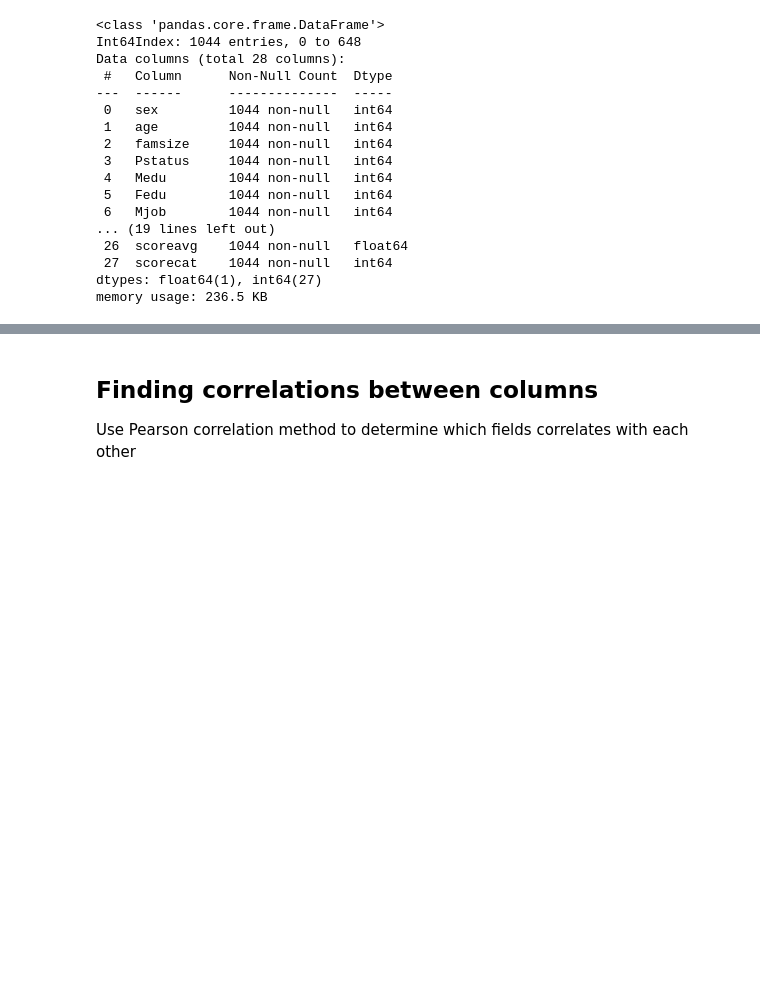
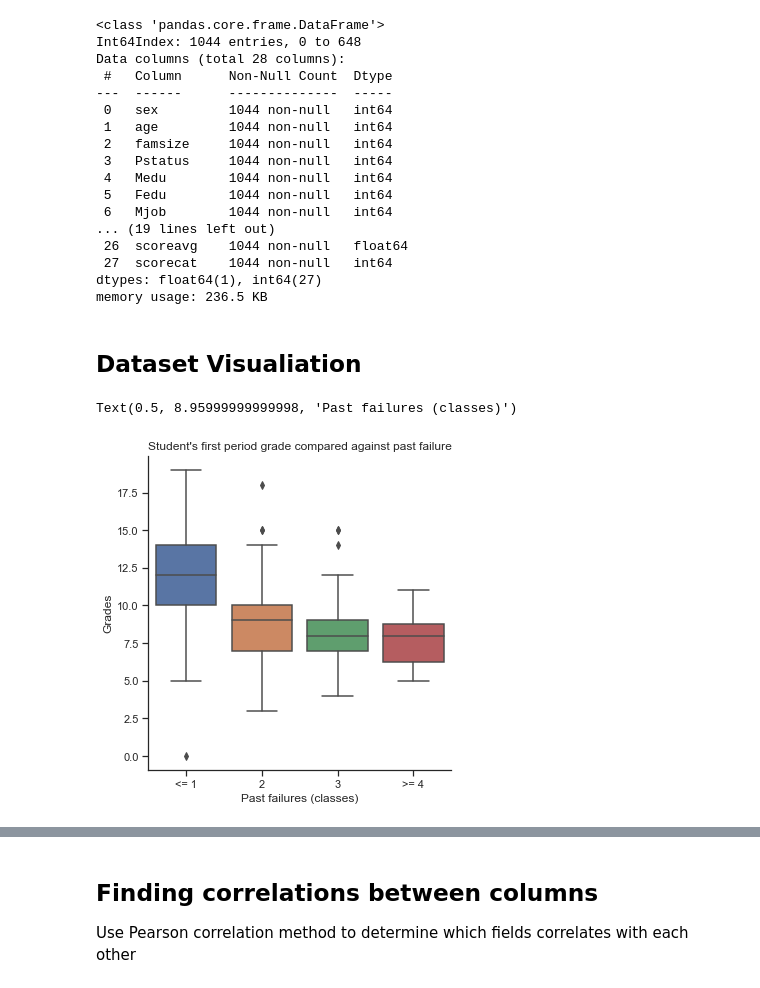
Before and after one commit to zefryuuko/ds-final-project, a Jupyter notebook: Final.ipynb, the cells around one changed output, grey strips where cells are left out. Saved outputs shown, nothing was run; the diff lists cells and outputs as text; code cells hidden in the pictures; blank space fills up the shorter version.

```diff
--- a/Final.ipynb
+++ b/Final.ipynb
@@ -207,3 +207,5 @@ Data columns (total 28 columns):
  27  scorecat    1044 non-null   int64
 dtypes: float64(1), int64(27)
 memory usage: 236.5 KB
+# %% [markdown]
+## Dataset Visualiation
@@ -209,0 +216,9 @@ memory usage: 236.5 KB
+# %%
+ax = sns.catplot(x="failures", y="G1", kind="box", data=student_merge)
+plt.title("Student's first period grade compared against past failure")
+plt.ylabel("Grades")
+plt.xticks(ticks=range(4), labels=["<= 1", "2", "3", ">= 4"])
+plt.xlabel("Past failures (classes)")
+# %% [output]
+Text(0.5, 8.95999999999998, 'Past failures (classes)')
+[figure, added]
```
Also changed, not shown: parts of 7 cells of this notebook.
